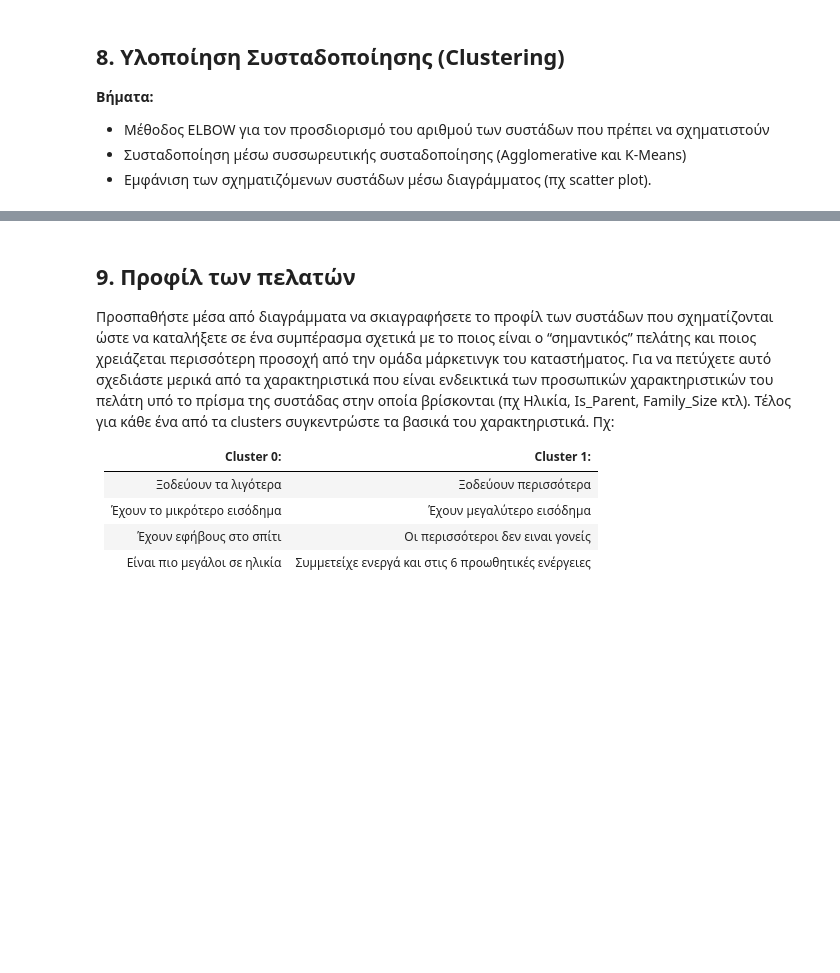
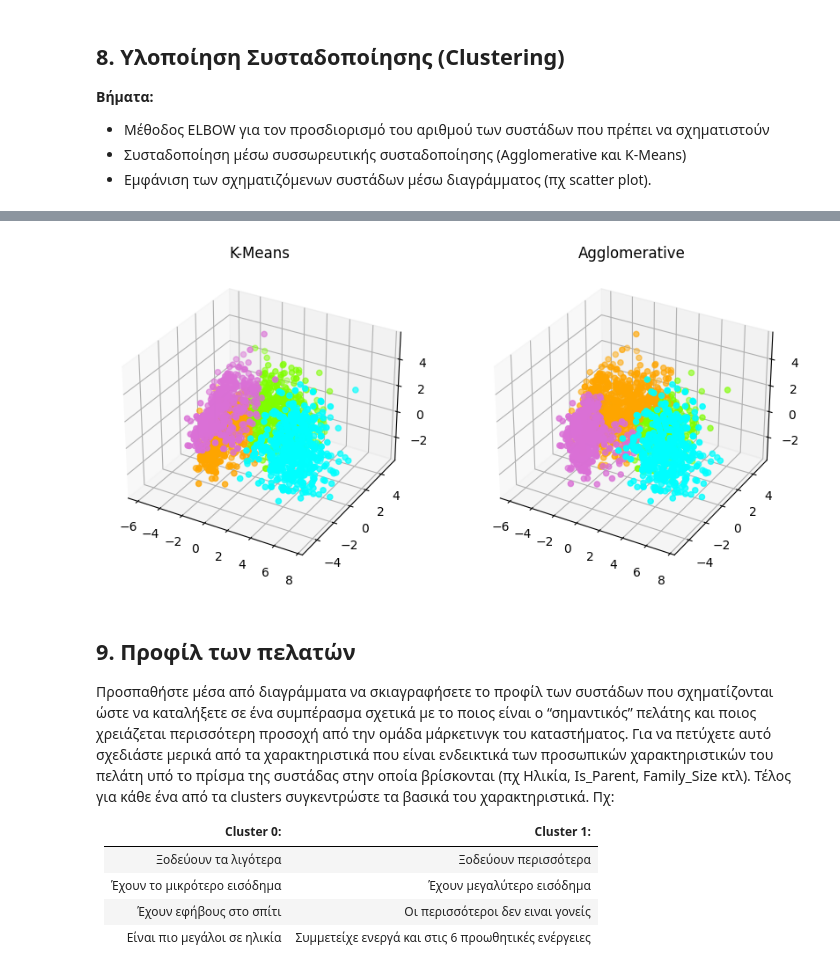
Before and after one commit to UpTheShipCreek/Data_Mining_Techniques_1, a Jupyter notebook: assingment1.ipynb, the cells around one changed output, grey strips where cells are left out. Cells and saved outputs as stored; diff of their text form; code cells hidden in the pictures; blank space fills up the shorter version.

```diff
--- a/assingment1.ipynb
+++ b/assingment1.ipynb
@@ -465,3 +489,31 @@ plt.show()
+# %%
+from sklearn.cluster import AgglomerativeClustering
+
+colours = {0: 'orange', 1: 'aqua', 2: 'orchid',3: 'chartreuse',
+           4:'brown', 5:'gold', 6:'dodgerblue', 7:'blueviolet'}
+
+kmeans = KMeans(n_clusters=4, n_init=10)
+kmeans.fit(df_pca)
+labels_k = kmeans.predict(df_pca)
+cluster_colours_k = [colours[label] for label in labels_k]
+
+agglomerative = AgglomerativeClustering(n_clusters=4)
+labels_ag = agglomerative.fit_predict(df_pca)
+cluster_colours_ag = [colours[label] for label in labels_ag]
+
+fig = plt.figure(figsize=(10, 10))
+
+ax1 = fig.add_subplot(121, projection='3d')
+ax1.scatter(df_pca[:,0],df_pca[:,1],df_pca[:,2],c=cluster_colours_k)
+ax1.set_title('K-Means')
+
+ax2 = fig.add_subplot(122,projection="3d")
+ax2.scatter(df_pca[:,0],df_pca[:,1],df_pca[:,2],c=cluster_colours_ag)
+ax2.set_title('Agglomerative')
+
+plt.show()
+# %% [output]
+[figure, added]
 # %% [markdown]
 ## 9. Προφίλ των πελατών
 Προσπαθήστε μέσα από διαγράμματα να σκιαγραφήσετε το
```
Also changed, not shown: parts of 16 cells of this notebook.
